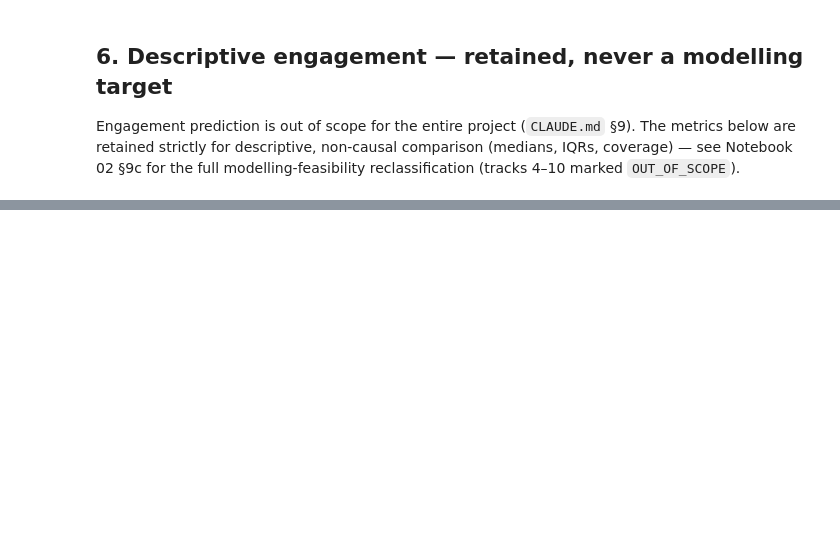
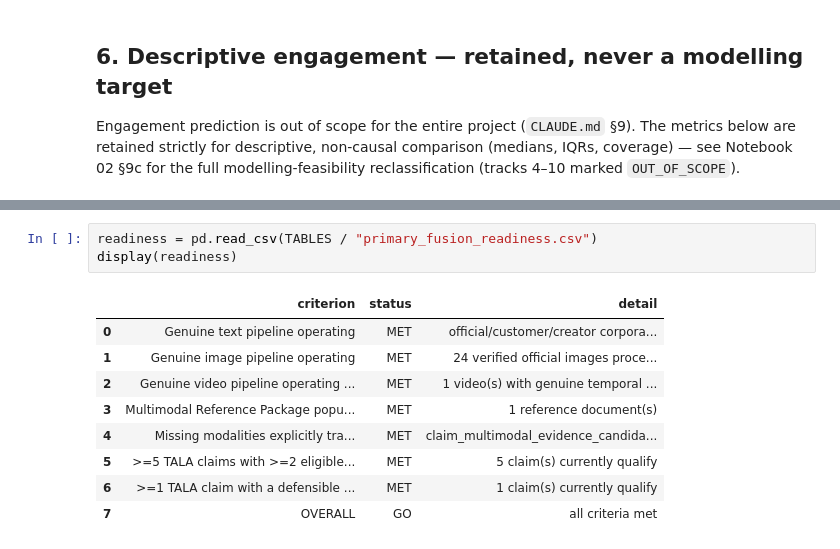
Before and after one commit to VinayakSrivastava2508/tala-multimodal-ai, a Jupyter notebook: notebooks/03_video_pipeline_and_multimodal_evidence.ipynb, the cells around one changed output, grey strips where cells are left out. Saved outputs shown, nothing was run; the diff lists cells and outputs as text; blank space fills up the shorter version.

Commit message:
feat: complete multimodal readiness audit and evidence gating
Co-Authored-By: Claude Sonnet 5 <noreply@anthropic.com>

```diff
--- a/notebooks/03_video_pipeline_and_multimodal_evidence.ipynb
+++ b/notebooks/03_video_pipeline_and_multimodal_evidence.ipynb
@@ -274,0 +279,13 @@ Full narrative: `docs/assignment_alignment_audit.md`.
+# %%
+readiness = pd.read_csv(TABLES / "primary_fusion_readiness.csv")
+display(readiness)
+# %% [output]
+|  | criterion | status | detail |
+| 0 | Genuine text pipeline operating | MET | official/customer/creator corpora... |
+| 1 | Genuine image pipeline operating | MET | 24 verified official images proce... |
+| 2 | Genuine video pipeline operating ... | MET | 1 video(s) with genuine temporal ... |
+| 3 | Multimodal Reference Package popu... | MET | 1 reference document(s) |
+| 4 | Missing modalities explicitly tra... | MET | claim_multimodal_evidence_candida... |
+| 5 | >=5 TALA claims with >=2 eligible... | MET | 5 claim(s) currently qualify |
+| 6 | >=1 TALA claim with a defensible ... | MET | 1 claim(s) currently qualify |
+| 7 | OVERALL | GO | all criteria met |
```
Also changed, not shown: parts of 9 cells of this notebook, 6 other files.
